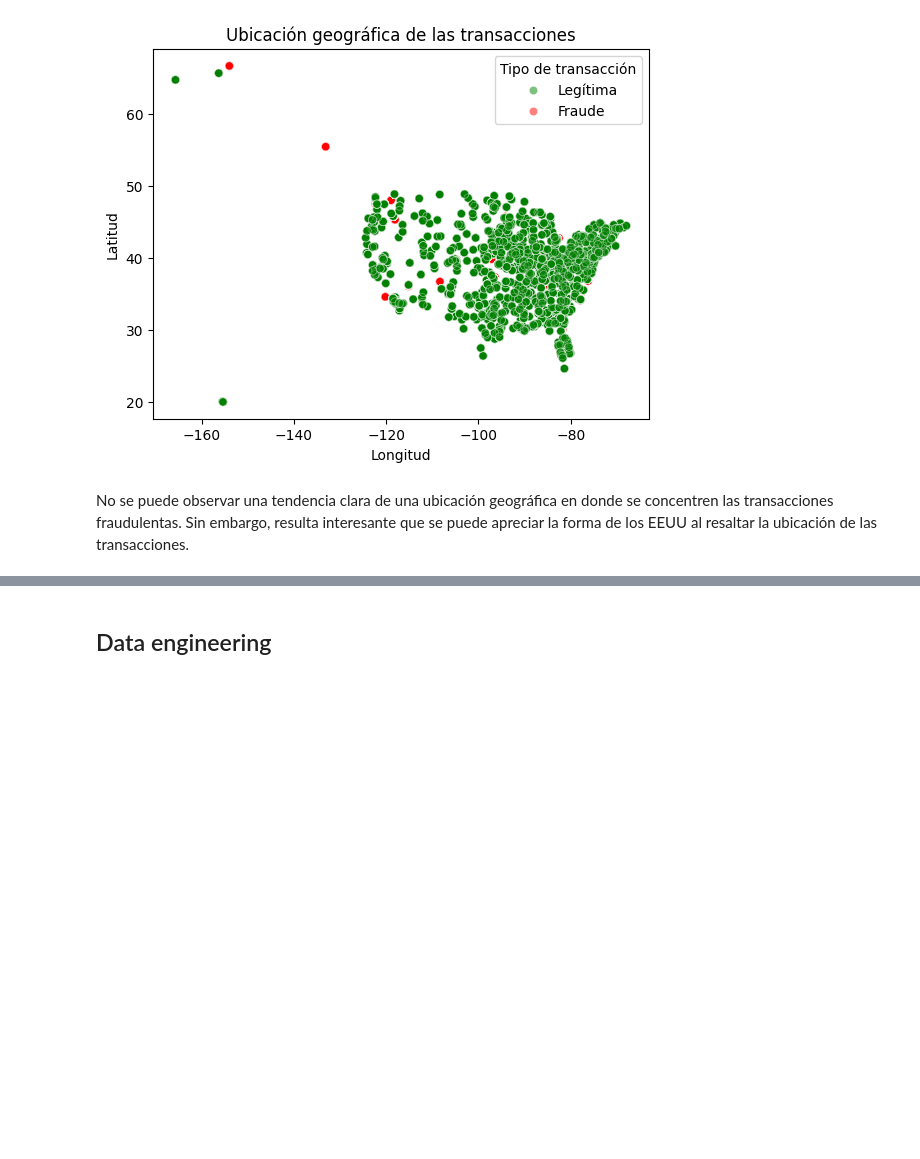
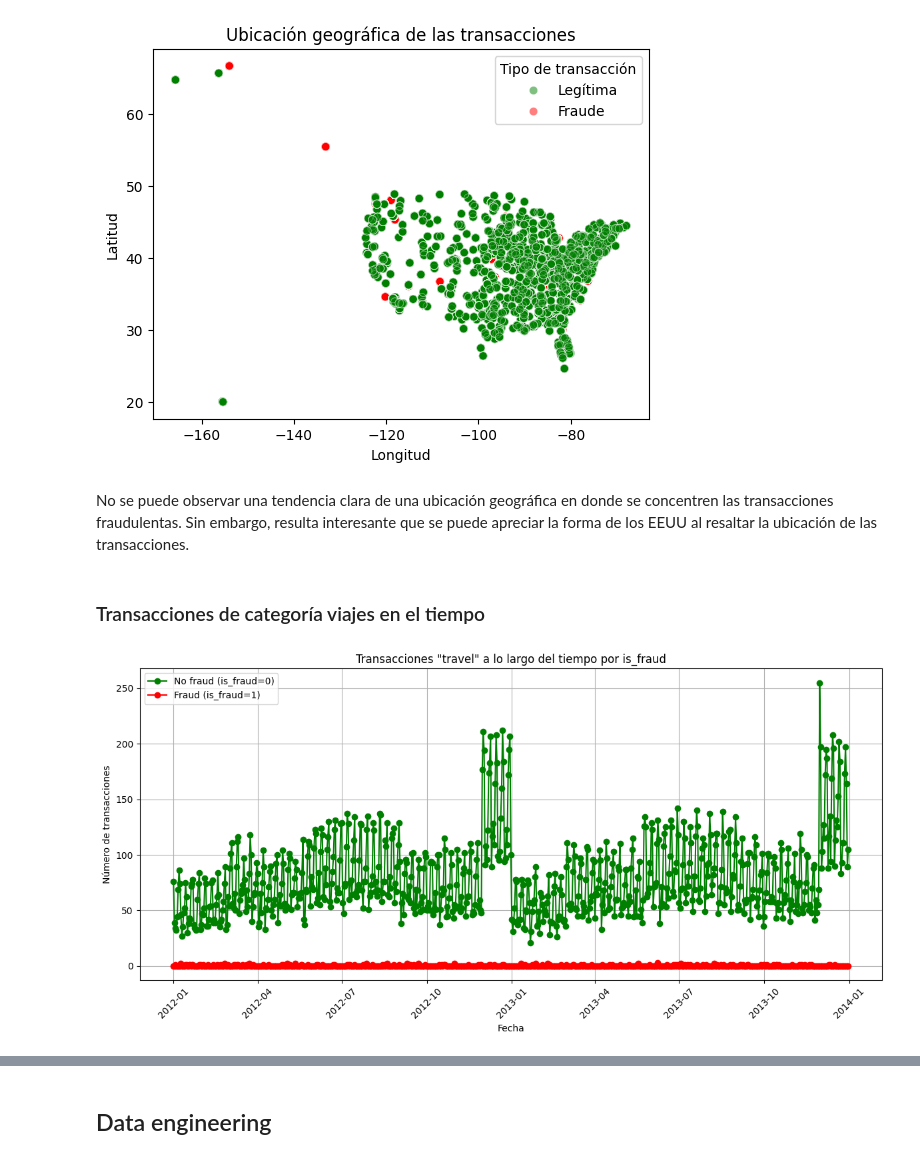
Before and after one commit to Aq202/UVG_SDS_PROYECTO1, a Jupyter notebook: proyecto_deteccion_fraude.ipynb, the cells around one changed output, grey strips where cells are left out. Saved outputs shown, nothing was run; the diff lists cells and outputs as text; code cells hidden in the pictures; blank space fills up the shorter version.

```diff
--- a/analisis_exploratorio.ipynb
+++ b/proyecto_deteccion_fraude.ipynb
@@ -211,3 +209,33 @@ plt.show()
 [figure]
 # %% [markdown]
 No se puede observar una tendencia clara de una ubicación geográfica en donde se concentren las transacciones fraudulentas. Sin embargo, resulta interesante que se puede apreciar la forma de los EEUU al resaltar la ubicación de las transacciones.
+# %% [markdown]
+### Transacciones de categoría viajes en el tiempo
+# %%
+# Filtrar solo categoría 'travel'
+travel_data = data[data['category'] == 'travel']
+
+# Convertir unix_time a datetime sin modificar el df original
+timestamps = pd.to_datetime(travel_data['unix_time'], unit='s')
+travel_data = travel_data.assign(date=timestamps.dt.date)
+
+# Contar transacciones diarias por is_fraud
+counts_by_fraud = travel_data.groupby(['date', 'is_fraud']).size().unstack(fill_value=0).sort_index()
+
+# Graficar
+plt.figure(figsize=(12, 6))
+plt.plot(counts_by_fraud.index, counts_by_fraud.get(0, pd.Series()),
+         marker='o', linestyle='-', color='green', label='No fraud (is_fraud=0)')
+plt.plot(counts_by_fraud.index, counts_by_fraud.get(1, pd.Series()),
+         marker='o', linestyle='-', color='red', label='Fraud (is_fraud=1)')
+
+plt.xlabel('Fecha')
+plt.ylabel('Número de transacciones')
+plt.title('Transacciones "travel" a lo largo del tiempo por is_fraud')
+plt.xticks(rotation=45)
+plt.grid(True)
+plt.legend()
+plt.tight_layout()
+plt.show()
+# %% [output]
+[figure, added]
```
Also changed, not shown: parts of 32 cells of this notebook.
